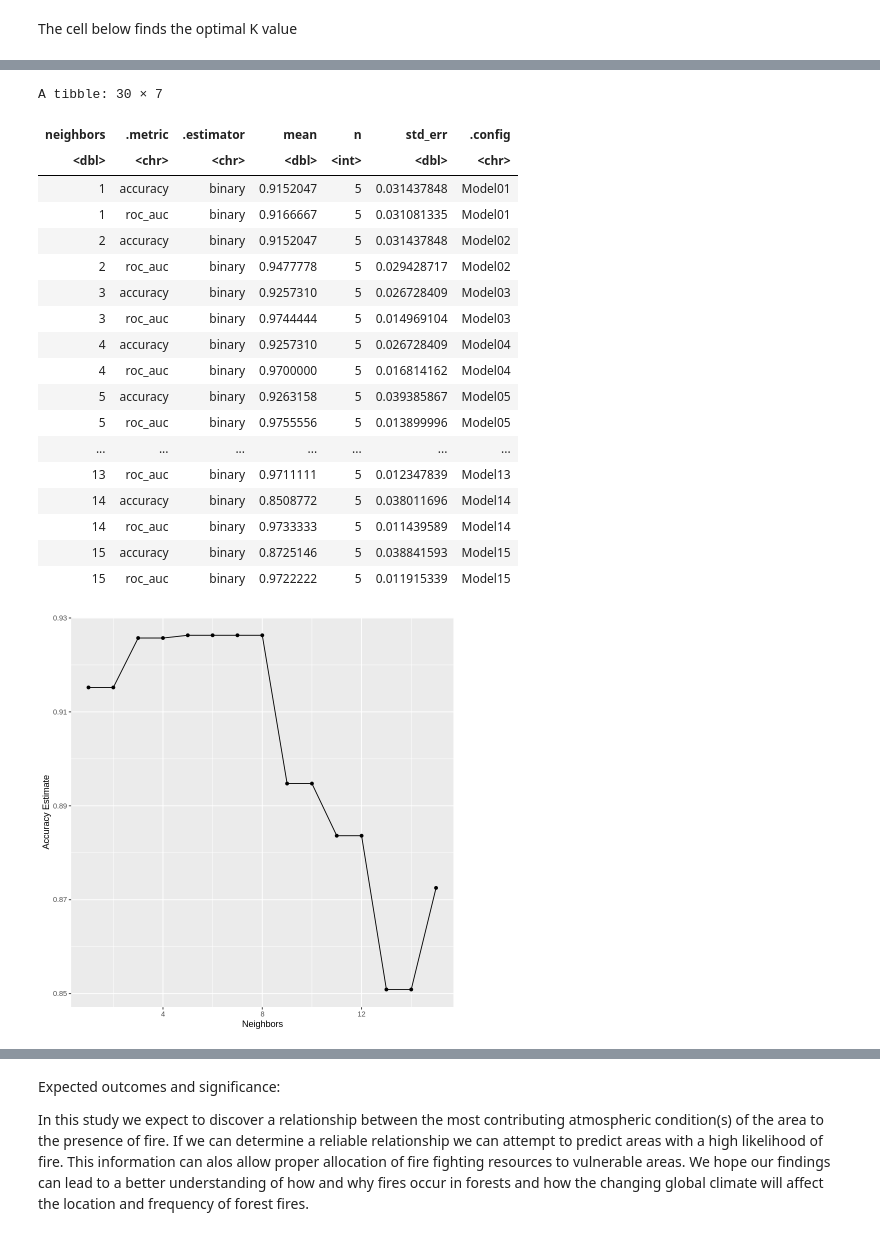
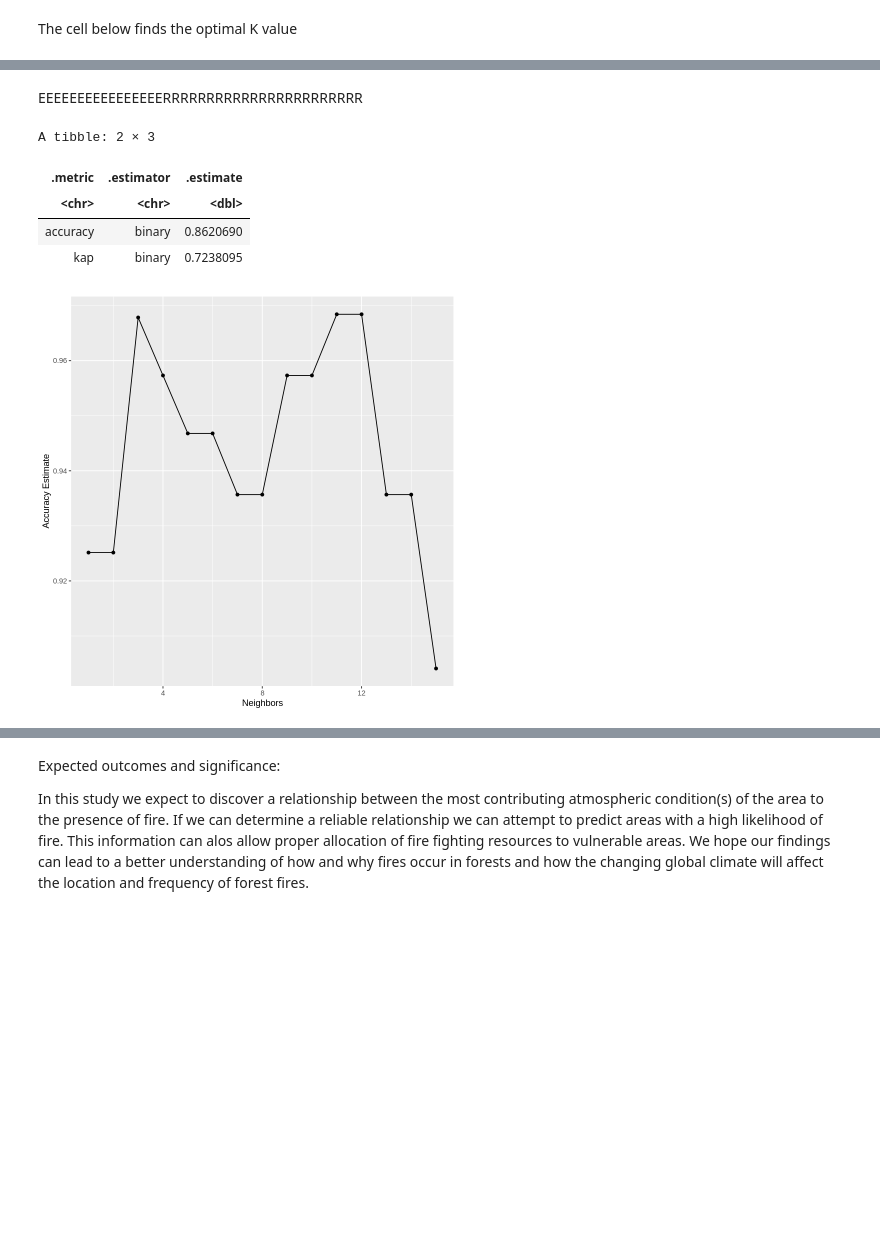
Before and after one commit to Bchau02/DSCI-100-Group-11-Project, a Jupyter notebook: Project.ipynb, the cells around one changed output, grey strips where cells are left out. Cells and saved outputs as stored; diff of their text form; code cells hidden in the pictures; blank space fills up the shorter version.

Commit message:
Added all classifications (Bugged version)

```diff
--- a/Project.ipynb
+++ b/Project.ipynb
@@ -469,46 +657,53 @@ The cell below finds the optimal K value
+# %% [markdown]
+EEEEEEEEEEEEEEEERRRRRRRRRRRRRRRRRRRRRRR
 # %%
-Bej_vfold_FFMC_C <- vfold_cv(Bejaia_train, v =5 , strata =Class)
+Bej_FWI_recipe_scaled <- recipe(Class ~ FWI + RH, data=Bejaia_train) %>%
+    step_scale(all_predictors()) %>%
+    step_center(all_predictors())
+
+Bej_knn_spec_C <- nearest_neighbor(weight_func="rectangular", neighbors=3) %>%
+    set_engine("kknn") %>%
+    set_mode("classification")
+
+Bej_FWI_Fit_C <- workflow() %>%
+    add_recipe(Bej_FWI_recipe_scaled) %>%
+    add_model(Bej_knn_spec_C) %>%
+    fit(data=Bejaia_train)
+
+Bej_vfold_FWI_C <- vfold_cv(Bejaia_train, v =5 , strata =Class)
 
 knn_spec_tune <- nearest_neighbor(weight_func = "rectangular", neighbors = tune()) %>%
   set_engine("kknn") %>%
   set_mode("classification")
 
 k_vals <- tibble(neighbors = seq(from = 1, to = 15, by = 1))
 
 knn_results_tune <- workflow() %>%
-  add_recipe(Bej_FFMC_recipe_scaled) %>%
+  add_recipe(Bej_FWI_recipe_scaled) %>%
   add_model(knn_spec_tune) %>%
-  tune_grid(resamples =Bej_vfold_FFMC_C , grid = k_vals) %>%
+  tune_grid(resamples =Bej_vfold_FWI_C , grid = k_vals) %>%
   collect_metrics()
-knn_results_tune
+#knn_results_tune
 
-accuracies_bej_FFMC <- knn_results_tune %>%
+accuracies_bej_FWI <- knn_results_tune %>%
   filter(.metric == "accuracy")
 
-accuracy_vs_k <- ggplot(accuracies_bej_FFMC, aes(x = neighbors, y = mean)) +
+accuracy_vs_k <- ggplot(accuracies_bej_FWI, aes(x = neighbors, y = mean)) +
   geom_point() +
   geom_line() +
   labs(x = "Neighbors", y = "Accuracy Estimate")+
   scale_x_continuous()
-#accuracy_vs_k
+accuracy_vs_k
+
+Bej_FWI_prediction <- predict(Bej_FWI_Fit_C, Bejaia_test) %>%
+    bind_cols(Bejaia_test)
+Bej_FWI_prediction_accuracy <- Bej_FWI_prediction %>%
+    metrics(truth=Class, estimate= .pred_class)
+Bej_FWI_prediction_accuracy
 # %% [output]
-A tibble: 30 × 7
+A tibble: 2 × 3
-| neighbors | .metric | .estimator | mean | n | std_err | .config |
-| <dbl> | <chr> | <chr> | <dbl> | <int> | <dbl> | <chr> |
-| 1 | accuracy | binary | 0.9152047 | 5 | 0.031437848 | Model01 |
-| 1 | roc_auc | binary | 0.9166667 | 5 | 0.031081335 | Model01 |
-| 2 | accuracy | binary | 0.9152047 | 5 | 0.031437848 | Model02 |
-| 2 | roc_auc | binary | 0.9477778 | 5 | 0.029428717 | Model02 |
-| 3 | accuracy | binary | 0.9257310 | 5 | 0.026728409 | Model03 |
-| 3 | roc_auc | binary | 0.9744444 | 5 | 0.014969104 | Model03 |
-| 4 | accuracy | binary | 0.9257310 | 5 | 0.026728409 | Model04 |
-| 4 | roc_auc | binary | 0.9700000 | 5 | 0.016814162 | Model04 |
-| 5 | accuracy | binary | 0.9263158 | 5 | 0.039385867 | Model05 |
-| 5 | roc_auc | binary | 0.9755556 | 5 | 0.013899996 | Model05 |
-| ... | ... | ... | ... | ... | ... | ... |
-| 13 | roc_auc | binary | 0.9711111 | 5 | 0.012347839 | Model13 |
-| 14 | accuracy | binary | 0.8508772 | 5 | 0.038011696 | Model14 |
-| 14 | roc_auc | binary | 0.9733333 | 5 | 0.011439589 | Model14 |
-| 15 | accuracy | binary | 0.8725146 | 5 | 0.038841593 | Model15 |
-| 15 | roc_auc | binary | 0.9722222 | 5 | 0.011915339 | Model15 |
+| .metric | .estimator | .estimate |
+| <chr> | <chr> | <dbl> |
+| accuracy | binary | 0.8620690 |
+| kap | binary | 0.7238095 |
-[figure, old version]
+[figure, new version]
```
Also changed, not shown: parts of 49 cells of this notebook.
